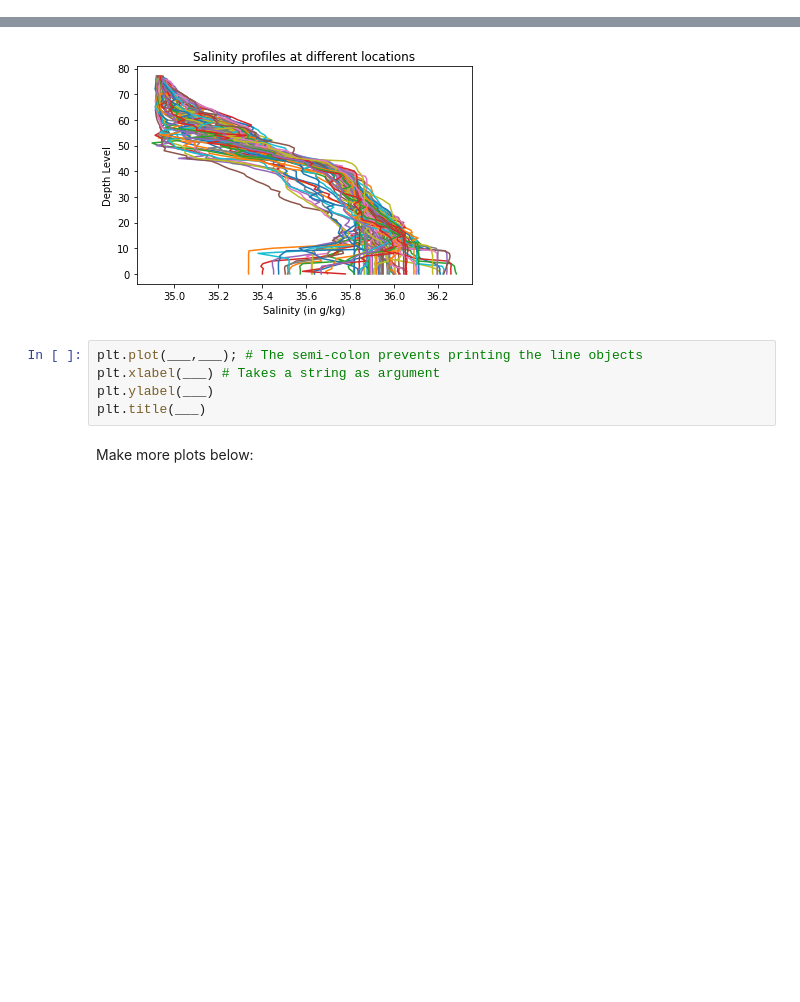
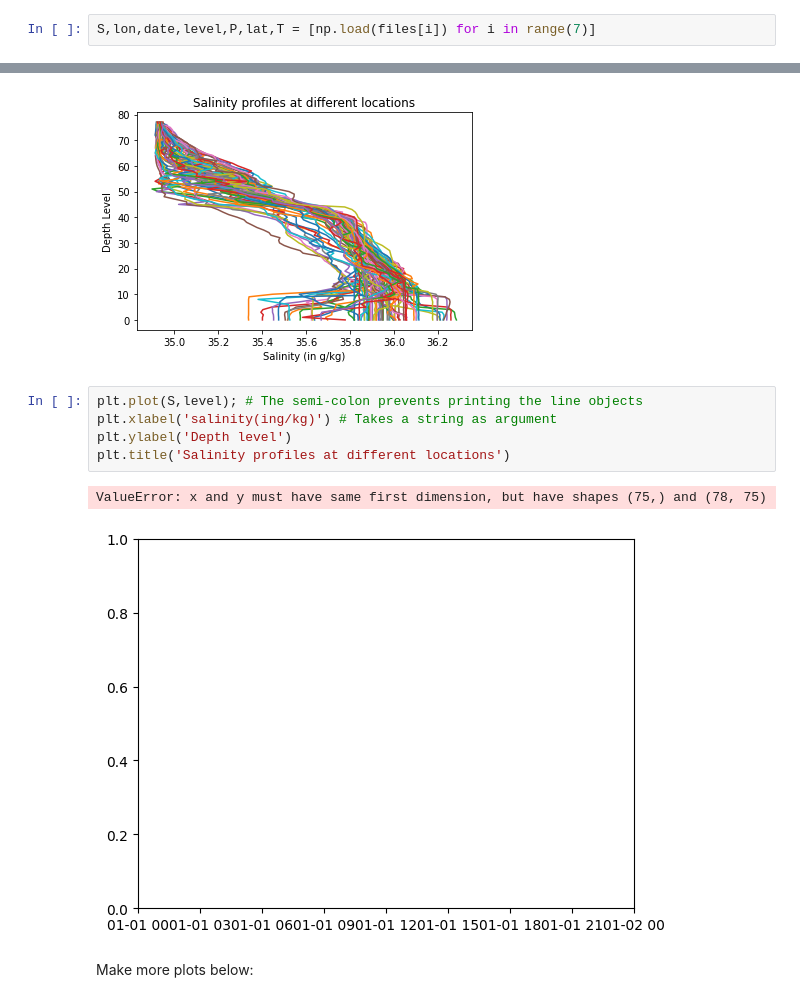
Before and after one commit to PierreHerold/2024_Intro_Python, a Jupyter notebook: ML_EES/IP/W2_S1.ipynb, the cells around one changed output, grey strips where cells are left out. Cells and saved outputs as stored; diff of their text form; blank space fills up the shorter version.

```diff
--- a/ML_EES/IP/W2_S1.ipynb
+++ b/ML_EES/IP/W2_S1.ipynb
@@ -73,3 +75,5 @@ ___,___,___,___,___,___,___ = [np.___(___[___]) for ___ in range(___)]
+# %%
+S,lon,date,level,P,lat,T = [np.load(files[i]) for i in range(7)]
 # %% [markdown]
 **Q2) Recreate the `level` array using `np.arange` and `np.linspace`**
 
@@ -175,10 +208,13 @@ Hint 2: Each plot should have a line for each column of data. It will look messy
 # %% [markdown]
 ![Salinity_example.png](embedded-picture-1)
 # %%
-plt.plot(___,___); # The semi-colon prevents printing the line objects
-plt.xlabel(___) # Takes a string as argument
-plt.ylabel(___)
-plt.title(___)
+plt.plot(S,level); # The semi-colon prevents printing the line objects
+plt.xlabel('salinity(ing/kg)') # Takes a string as argument
+plt.ylabel('Depth level')
+plt.title('Salinity profiles at different locations')
+# %% [output]
+ValueError: x and y must have same first dimension, but have shapes (75,) and (78, 75)
+[figure, added]
 # %% [markdown]
 Make more plots below:
 # %% [markdown]
```
Also changed, not shown: parts of 29 cells of this notebook.
